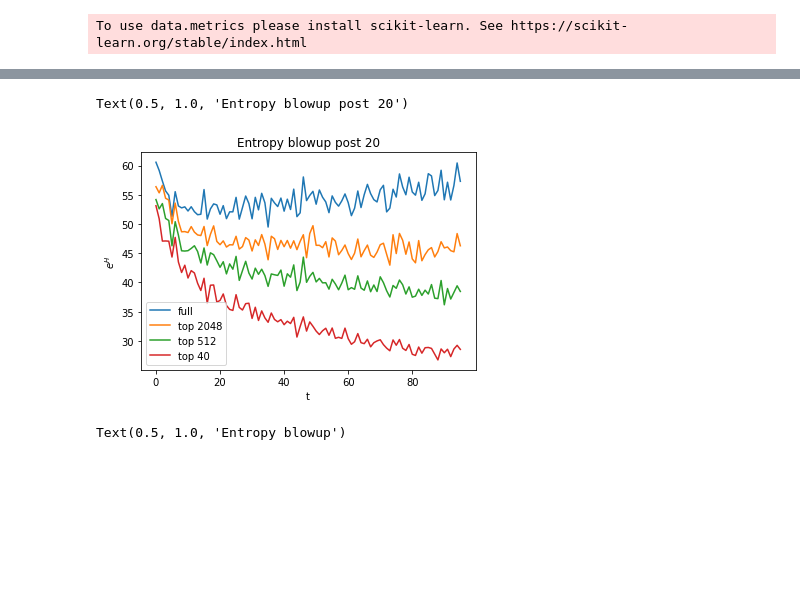
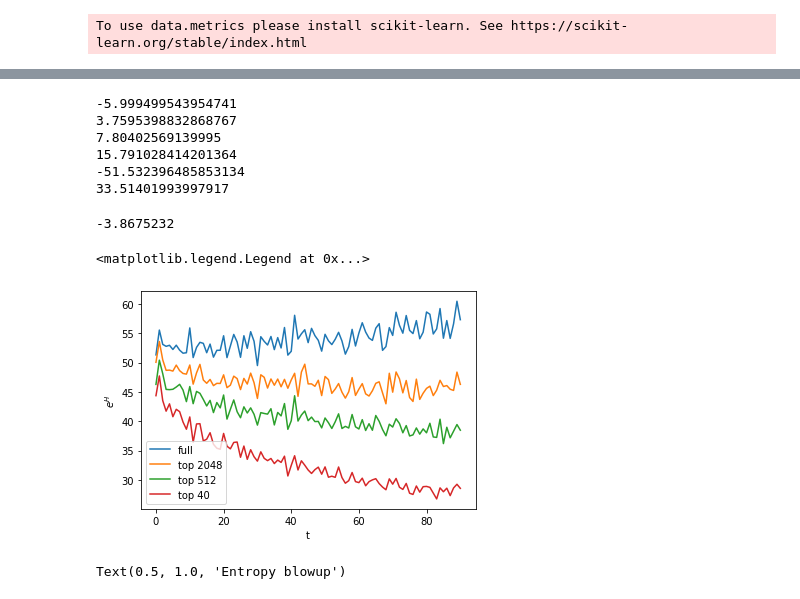
Before and after one commit to mikkyhu/transformers, a Jupyter notebook: notebooks/122819.ipynb, the cells around one changed output, grey strips where cells are left out. Drawn from its saved outputs; the diff is of its cells as text; code cells hidden in the pictures; blank space fills up the shorter version.

```diff
--- a/notebooks/122819.ipynb
+++ b/notebooks/122819.ipynb
@@ -66,0 +160,2 @@ length = 100
+# %%
+old_ents = np.load('cache_2.npz')['save_ents']
@@ -67,3 +201,22 @@ length = 100
+# %%
+print(np.exp(old_ents[0, 9]) - np.exp(old_ents[0, 99]))
+print(np.exp(old_ents[1, 9]) - np.exp(old_ents[1, 99]))
+print(np.exp(old_ents[2, 9]) - np.exp(old_ents[2, 99]))
+print(np.exp(old_ents[3, 9]) - np.exp(old_ents[3, 99]))
+
+print(np.exp(save_ents[0, 9]) - np.exp(save_ents[0, 99]))
+print(np.exp(save_ents[1, 9]) - np.exp(save_ents[1, 99]))
+# %% [output]
+-5.999499543954741
+3.7595398832868767
+7.80402569139995
+15.791028414201364
+-51.532396485853134
+33.51401993997917
+# %%
+print(np.exp(test[9]) - np.exp(test[99]))
+# %% [output]
+-3.8675232
 # %%
 # full gen, take 2
 # turned off gradients for entropy, imported other method to deal with combining batches.
@@ -209,17 +364,16 @@ save_ents[4, :] = avg_ents.cpu().numpy()[0]
 # %%
 # why is there this weird spike at token 3 or so?
-
-plt.plot(np.exp(save_ents[0, 4:]), label='full')
-plt.plot(np.exp(save_ents[1, 4:]), label='top 2048')
-plt.plot(np.exp(save_ents[2, 4:]), label='top 512')
-plt.plot(np.exp(save_ents[4, 4:]), label='top 40')
+a = 9
+plt.plot(np.exp(old_ents[0, a:]), label='full')
+plt.plot(np.exp(old_ents[1, a:]), label='top 2048')
+plt.plot(np.exp(old_ents[2, a:]), label='top 512')
+plt.plot(np.exp(old_ents[4, a:]), label='top 40')
 plt.xlabel('t')
 plt.ylabel('$e^H$')
 plt.legend()
-plt.title('Entropy blowup post 20')
 # %% [output]
-Text(0.5, 1.0, 'Entropy blowup post 20')
+<matplotlib.legend.Legend at 0x...>
-[figure, old version]
+[figure, new version]
 # %%
 plt.plot(np.exp(save_ents[0, :]), label='full')
 plt.plot(np.exp(save_ents[1, :]), label='top 2048')
```
Also changed, not shown: parts of 14 cells of this notebook, 17 other files.
